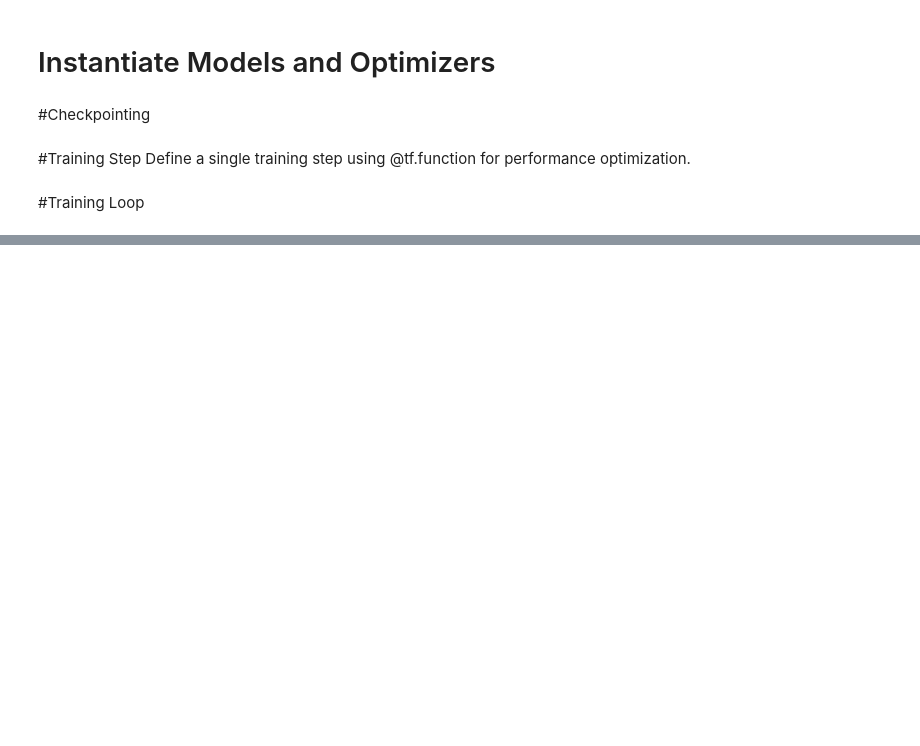
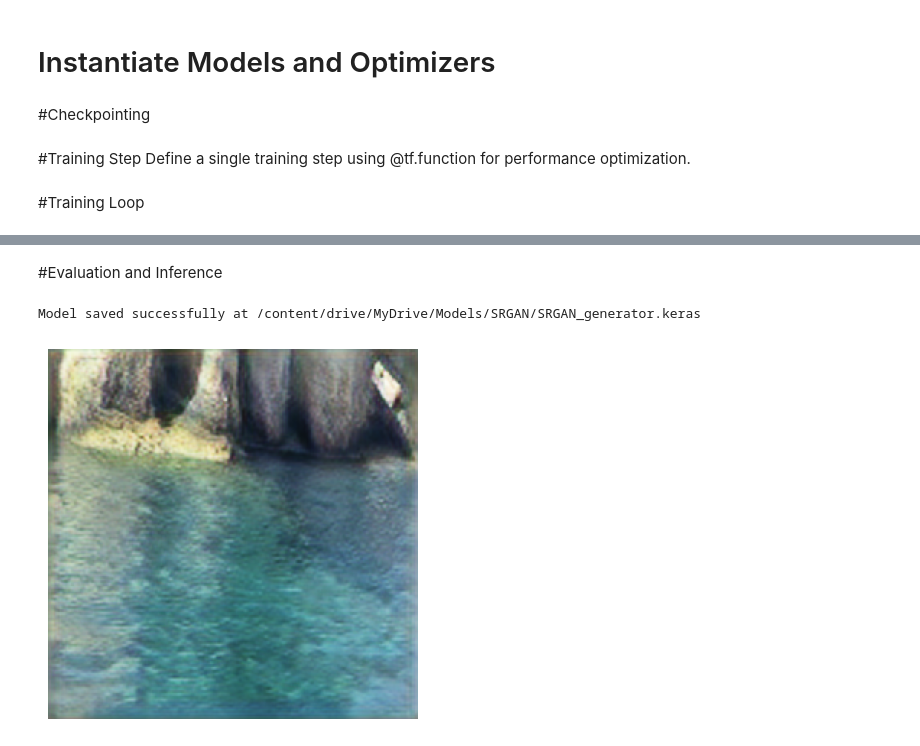
Before and after one commit to alexandrufalk/tensorflow, a Jupyter notebook: SRGAN_.ipynb, the cells around one changed output, grey strips where cells are left out. Cells and saved outputs as stored; diff of their text form; code cells hidden in the pictures; blank space fills up the shorter version.

Commit message:
Model saved and image evaluated

```diff
--- a/SRGAN_.ipynb
+++ b/SRGAN_.ipynb
@@ -437,0 +441,41 @@ Epoch 25, Discriminator Loss: 0.8221, Generator Loss: 21.0406, Time: 131.16 sec
+# %% [markdown]
+#Evaluation and Inference
+# %%
+def upscale_image(generator, lr_image_path, save_path):
+    # Load and preprocess the image
+    lr_image = load_and_preprocess_image(lr_image_path)[0]  # Get low-resolution image
+    lr_image = tf.expand_dims(lr_image, axis=0)  # Add batch dimension
+
+    # Generate high-resolution image
+    generated_hr = generator(lr_image, training=False)[0]  # Remove batch dimension
+
+    # Rescale from [-1, 1] to [0, 1]
+    generated_hr = (generated_hr + 1) / 2
+
+    # Convert to uint8
+    generated_hr = tf.cast(generated_hr * 255.0, tf.uint8)
+
+    # Save the image
+    # Modified: Add filename with extension to save_path
+    save_path = os.path.join(save_path, 'upscaled_image.png')
+    tf.keras.preprocessing.image.save_img(save_path, generated_hr)
+
+    # Display the image using matplotlib
+    # Convert the image from TensorFlow tensor to NumPy array
+    generated_hr_np = generated_hr.numpy()
+    plt.imshow(generated_hr_np)
+    plt.axis('off')  # Turn off axis ticks and labels
+    plt.show()
+# %%
+save_dir_drive = '/content/drive/MyDrive/Models/SRGAN'
+os.makedirs(save_dir_drive, exist_ok=True)  # Ensure the directory exists
+
+save_path = os.path.join(save_dir_drive, 'SRGAN_generator.keras')
+generator.save(save_path)
+print(f"Model saved successfully at {save_path}")
+# %% [output]
+Model saved successfully at /content/drive/MyDrive/Models/SRGAN/SRGAN_generator.keras
+# %%
+upscale_image(generator, '/content/drive/MyDrive/Grecia/3/_SAM4841.JPG','/content/drive/MyDrive/Models/SRGAN')
+# %% [output]
+[figure, added]
```
Also changed, not shown: parts of 2 cells of this notebook.
